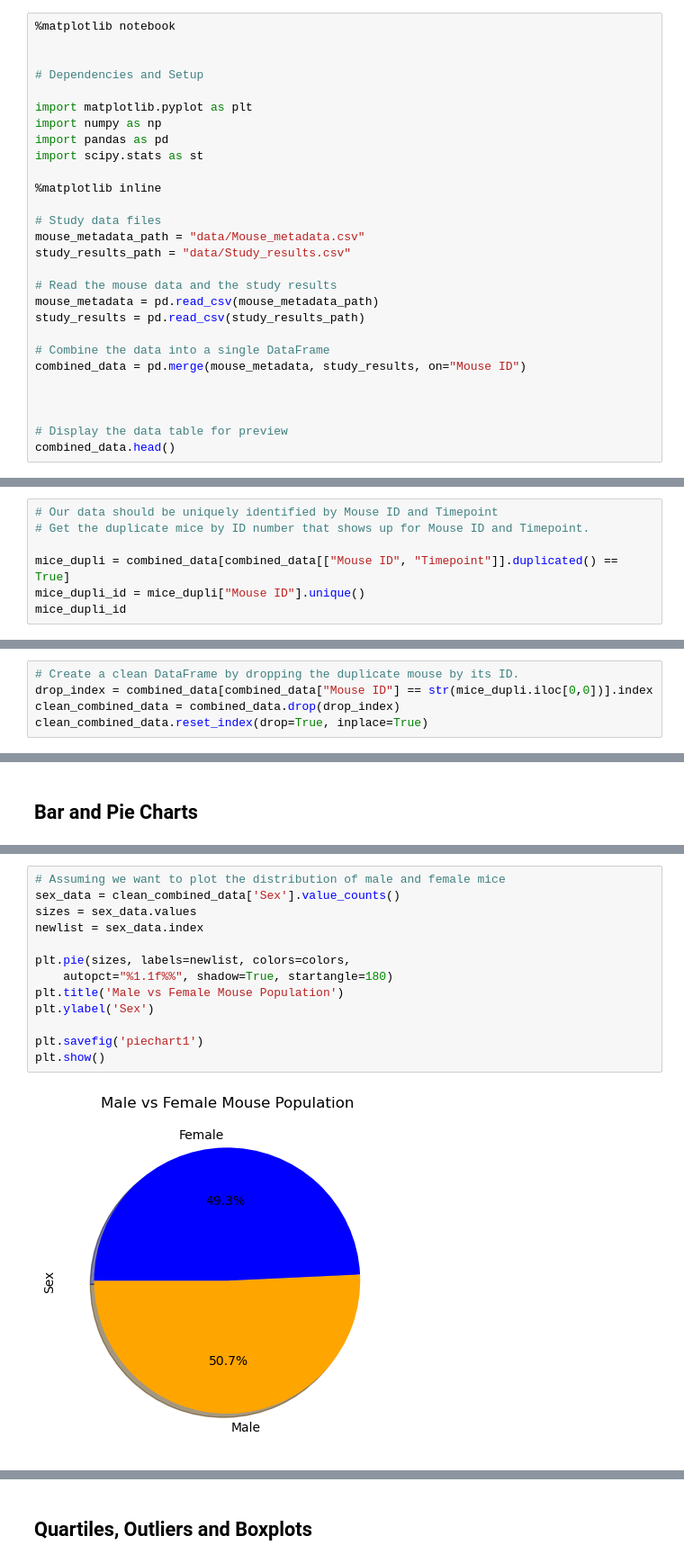
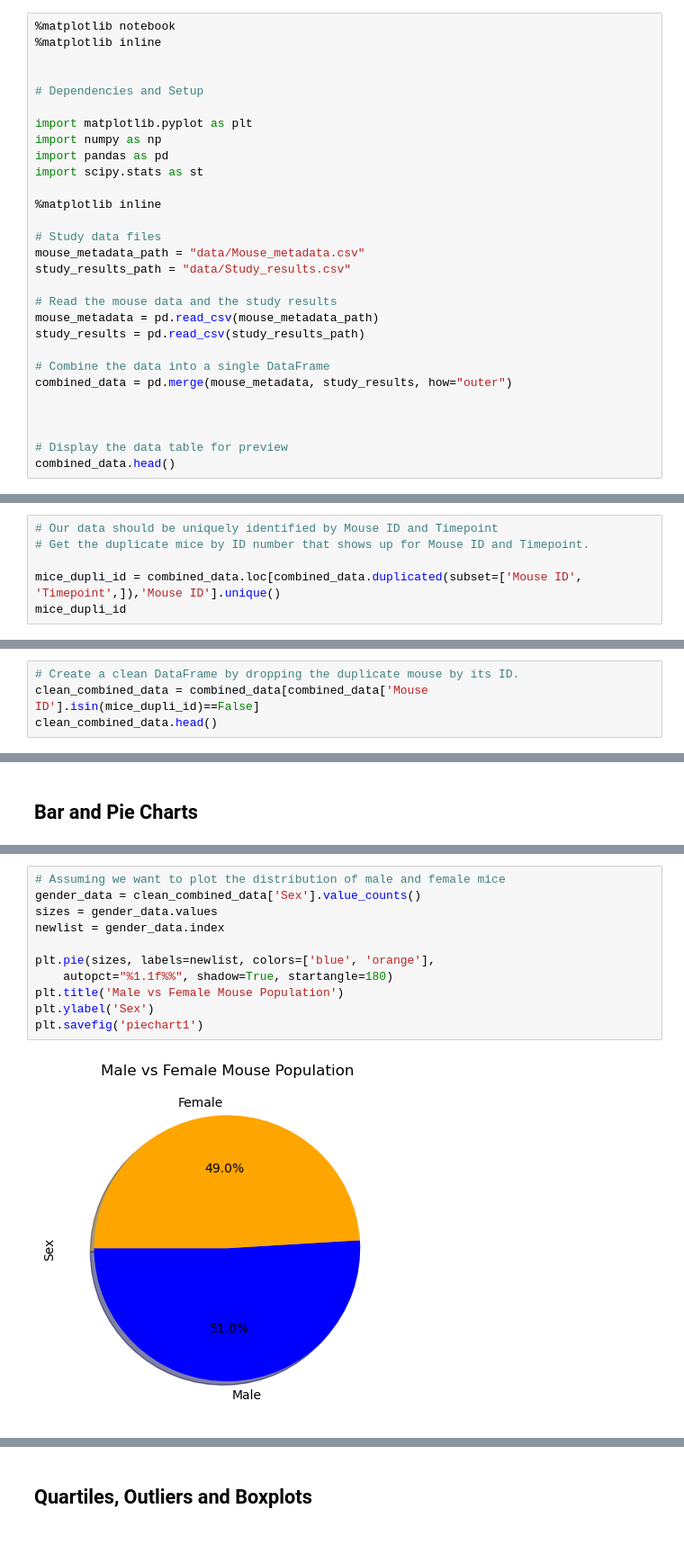
Before and after one commit to Suadg/DataFrame, a Jupyter notebook: pymaceuticals_starter.ipynb, the cells around one changed output, grey strips where cells are left out. Shown at 90% size. Drawn from its saved outputs; the diff is of its cells as text.

```diff
--- a/pymaceuticals_starter.ipynb
+++ b/pymaceuticals_starter.ipynb
@@ -8,5 +14,6 @@
 # %%
 %matplotlib notebook
+%matplotlib inline
 
 
 # Dependencies and Setup
@@ -27,7 +34,7 @@ mouse_metadata = pd.read_csv(mouse_metadata_path)
 study_results = pd.read_csv(study_results_path)
 
 # Combine the data into a single DataFrame
-combined_data = pd.merge(mouse_metadata, study_results, on="Mouse ID")
+combined_data = pd.merge(mouse_metadata, study_results, how="outer")
 
 
 
@@ -51,8 +58,7 @@ number_of_mice
 # Our data should be uniquely identified by Mouse ID and Timepoint
 # Get the duplicate mice by ID number that shows up for Mouse ID and Timepoint.
 
-mice_dupli = combined_data[combined_data[["Mouse ID", "Timepoint"]].duplicated() == True]
-mice_dupli_id = mice_dupli["Mouse ID"].unique()
+mice_dupli_id = combined_data.loc[combined_data.duplicated(subset=['Mouse ID', 'Timepoint',]),'Mouse ID'].unique()
 mice_dupli_id
 # %% [output]
 array(['g989'], dtype=object)
@@ -76,6 +83,5 @@ combined_data.loc[combined_data["Mouse ID"] ==str(mice_dupli.iloc[0,0]),:]
 | 920 | g989 | Propriva | Female | 21 | 26 | 35 | 62.570880 | ... |
 # %%
 # Create a clean DataFrame by dropping the duplicate mouse by its ID.
-drop_index = combined_data[combined_data["Mouse ID"] == str(mice_dupli.iloc[0,0])].index
-clean_combined_data = combined_data.drop(drop_index)
-clean_combined_data.reset_index(drop=True, inplace=True)
+clean_combined_data = combined_data[combined_data['Mouse ID'].isin(mice_dupli_id)==False]
+clean_combined_data.head()
@@ -167,17 +216,15 @@ plt.figure(figsize=(5,3))
 # %%
 # Assuming we want to plot the distribution of male and female mice
-sex_data = clean_combined_data['Sex'].value_counts()
-sizes = sex_data.values
-newlist = sex_data.index
+gender_data = clean_combined_data['Sex'].value_counts()
+sizes = gender_data.values
+newlist = gender_data.index
 
-plt.pie(sizes, labels=newlist, colors=colors,
+plt.pie(sizes, labels=newlist, colors=['blue', 'orange'],
     autopct="%1.1f%%", shadow=True, startangle=180)
 plt.title('Male vs Female Mouse Population')
 plt.ylabel('Sex')
-
 plt.savefig('piechart1')
-plt.show()
 # %% [output]
-[figure, old version]
+[figure, new version]
 # %%
 # Define bygender
```
Also changed, not shown: parts of 25 cells of this notebook.
